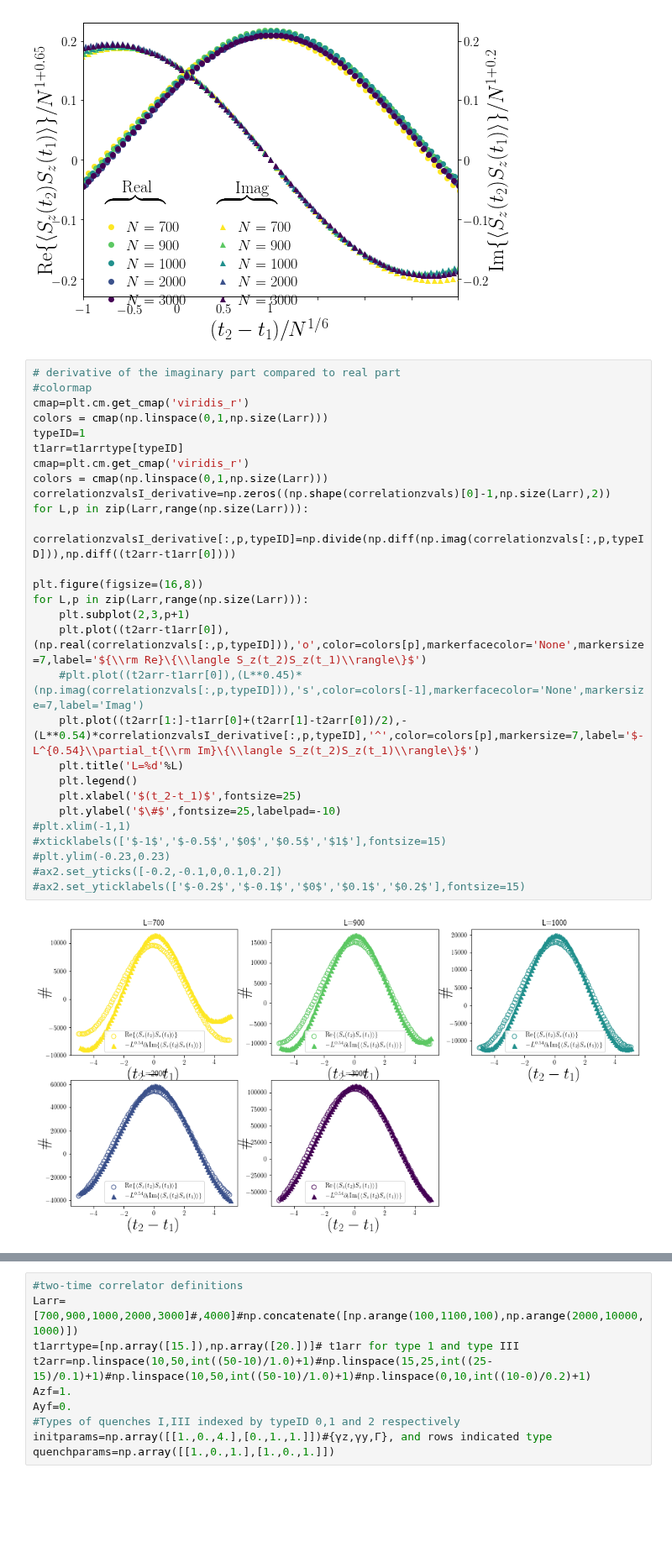
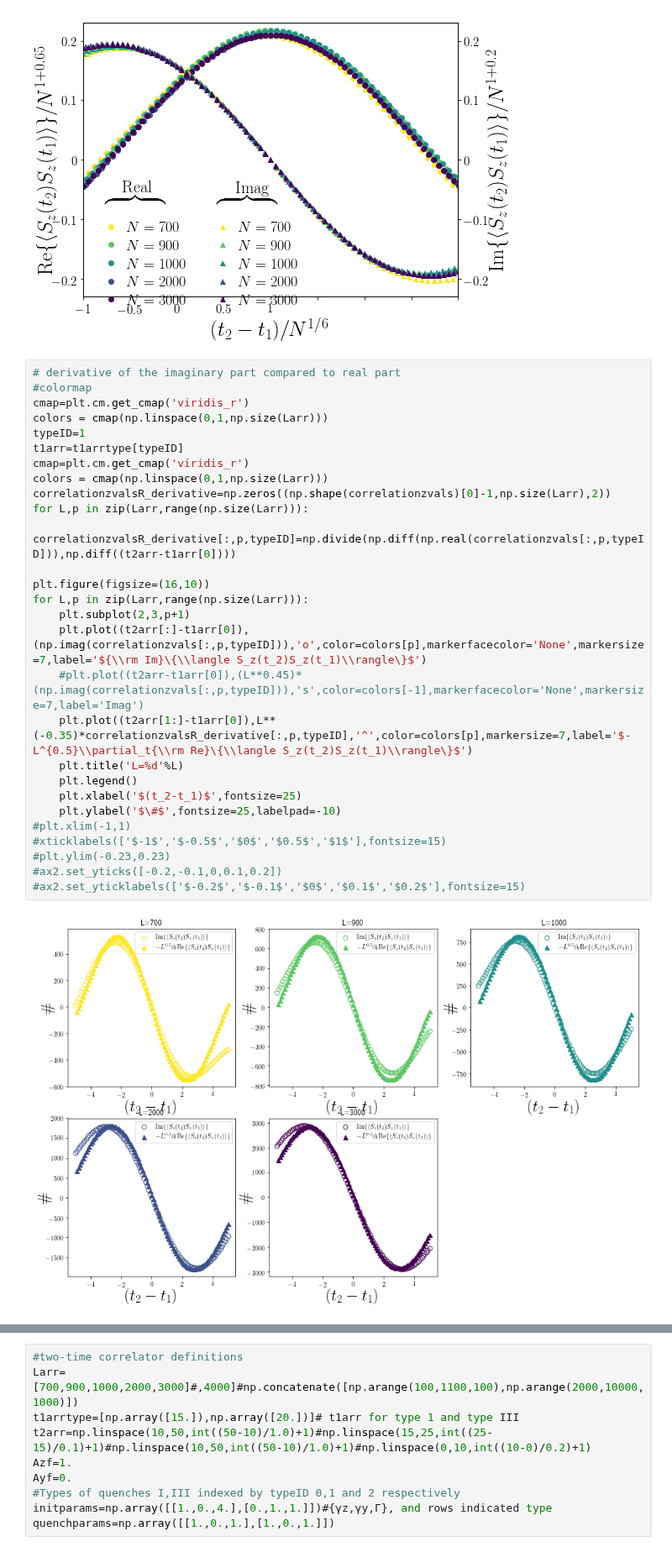
Before and after one commit to paraj003/LMG_quench, a Jupyter notebook: LMG_sim.ipynb, the cells around one changed output, grey strips where cells are left out. Shown at 84% size. Saved outputs shown, nothing was run; the diff lists cells and outputs as text; blank space fills up the shorter version.

```diff
--- a/LMG_sim.ipynb
+++ b/LMG_sim.ipynb
@@ -2006,30 +2008,30 @@ Text(-0.29, -0.075, '$\\overbrace{\\hspace{1in}}$')
 # %%
 # derivative of the imaginary part compared to real part
 #colormap
 cmap=plt.cm.get_cmap('viridis_r')
 colors = cmap(np.linspace(0,1,np.size(Larr)))
 typeID=1
 t1arr=t1arrtype[typeID]
 cmap=plt.cm.get_cmap('viridis_r')
 colors = cmap(np.linspace(0,1,np.size(Larr)))
-correlationzvalsI_derivative=np.zeros((np.shape(correlationzvals)[0]-1,np.size(Larr),2))
+correlationzvalsR_derivative=np.zeros((np.shape(correlationzvals)[0]-1,np.size(Larr),2))
 for L,p in zip(Larr,range(np.size(Larr))):
-    correlationzvalsI_derivative[:,p,typeID]=np.divide(np.diff(np.imag(correlationzvals[:,p,typeID])),np.diff((t2arr-t1arr[0])))
+    correlationzvalsR_derivative[:,p,typeID]=np.divide(np.diff(np.real(correlationzvals[:,p,typeID])),np.diff((t2arr-t1arr[0])))
 
-plt.figure(figsize=(16,8))
+plt.figure(figsize=(16,10))
 for L,p in zip(Larr,range(np.size(Larr))):
     plt.subplot(2,3,p+1)
-    plt.plot((t2arr-t1arr[0]),(np.real(correlationzvals[:,p,typeID])),'o',color=colors[p],markerfacecolor='None',markersize=7,label='${\\rm Re}\{\\langle S_z(t_2)S_z(t_1)\\rangle\}$')
+    plt.plot((t2arr[:]-t1arr[0]),(np.imag(correlationzvals[:,p,typeID])),'o',color=colors[p],markerfacecolor='None',markersize=7,label='${\\rm Im}\{\\langle S_z(t_2)S_z(t_1)\\rangle\}$')
     #plt.plot((t2arr-t1arr[0]),(L**0.45)*(np.imag(correlationzvals[:,p,typeID])),'s',color=colors[-1],markerfacecolor='None',markersize=7,label='Imag')
-    plt.plot((t2arr[1:]-t1arr[0]+(t2arr[1]-t2arr[0])/2),-(L**0.54)*correlationzvalsI_derivative[:,p,typeID],'^',color=colors[p],markersize=7,label='$-L^{0.54}\\partial_t{\\rm Im}\{\\langle S_z(t_2)S_z(t_1)\\rangle\}$')
+    plt.plot((t2arr[1:]-t1arr[0]),L**(-0.35)*correlationzvalsR_derivative[:,p,typeID],'^',color=colors[p],markersize=7,label='$-L^{0.5}\\partial_t{\\rm Re}\{\\langle S_z(t_2)S_z(t_1)\\rangle\}$')
     plt.title('L=%d'%L)
     plt.legend()
     plt.xlabel('$(t_2-t_1)$',fontsize=25)
     plt.ylabel('$\#$',fontsize=25,labelpad=-10)
 #plt.xlim(-1,1)
 #xticklabels(['$-1$','$-0.5$','$0$','$0.5$','$1$'],fontsize=15)
 #plt.ylim(-0.23,0.23)
 #ax2.set_yticks([-0.2,-0.1,0,0.1,0.2])
 #ax2.set_yticklabels(['$-0.2$','$-0.1$','$0$','$0.1$','$0.2$'],fontsize=15)
 # %% [output]
-[figure, old version]
+[figure, new version]
```
Also changed, not shown: parts of 11 cells of this notebook.
